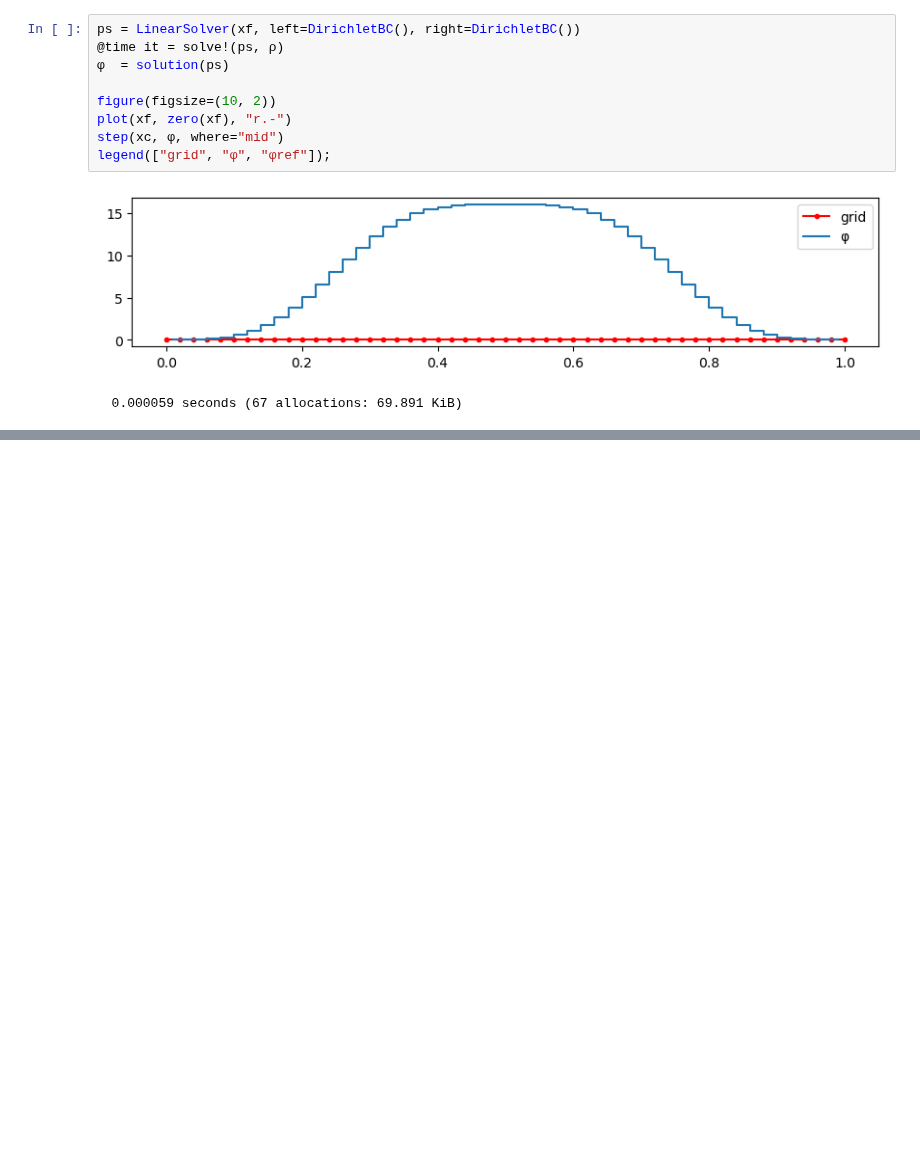
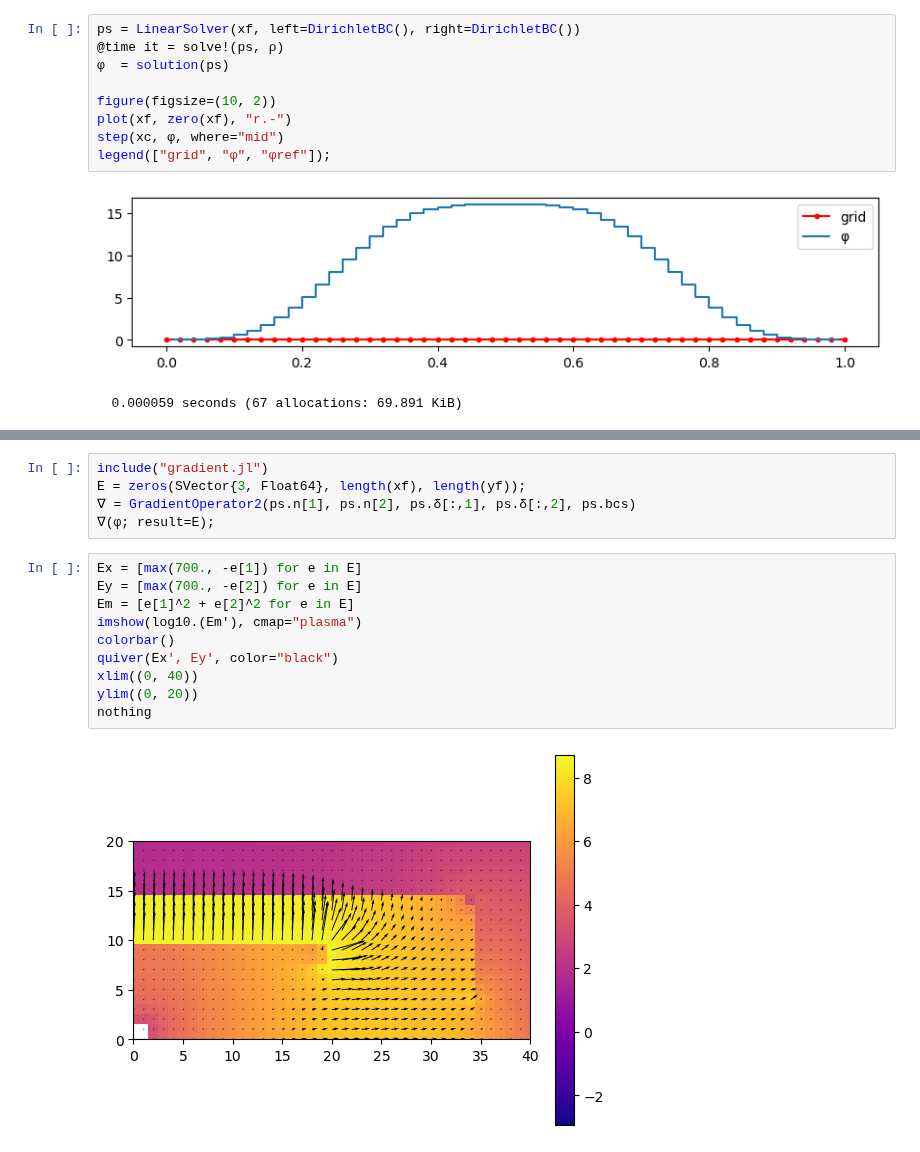
Before and after one commit to bchaber/pole, a Jupyter notebook: PoissonEquation.ipynb, the cells around one changed output, grey strips where cells are left out. Saved outputs shown, nothing was run; the diff lists cells and outputs as text; blank space fills up the shorter version.

Commit message:
Fix 2D gradients

```diff
--- a/PoissonEquation.ipynb
+++ b/PoissonEquation.ipynb
@@ -303,0 +304,17 @@ nothing
+# %%
+include("gradient.jl")
+E = zeros(SVector{3, Float64}, length(xf), length(yf));
+∇ = GradientOperator2(ps.n[1], ps.n[2], ps.δ[:,1], ps.δ[:,2], ps.bcs)
+∇(φ; result=E);
+# %%
+Ex = [max(700., -e[1]) for e in E]
+Ey = [max(700., -e[2]) for e in E]
+Em = [e[1]^2 + e[2]^2 for e in E]
+imshow(log10.(Em'), cmap="plasma")
+colorbar()
+quiver(Ex', Ey', color="black")
+xlim((0, 40))
+ylim((0, 20))
+nothing
+# %% [output]
+[figure, added]
```
Also changed, not shown: parts of 10 cells of this notebook, 1 other file.
